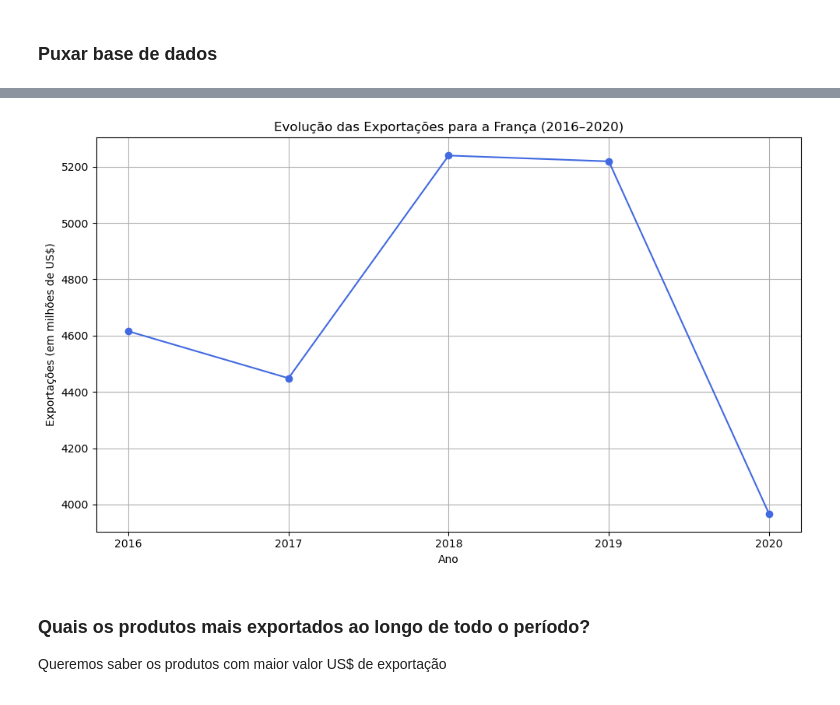
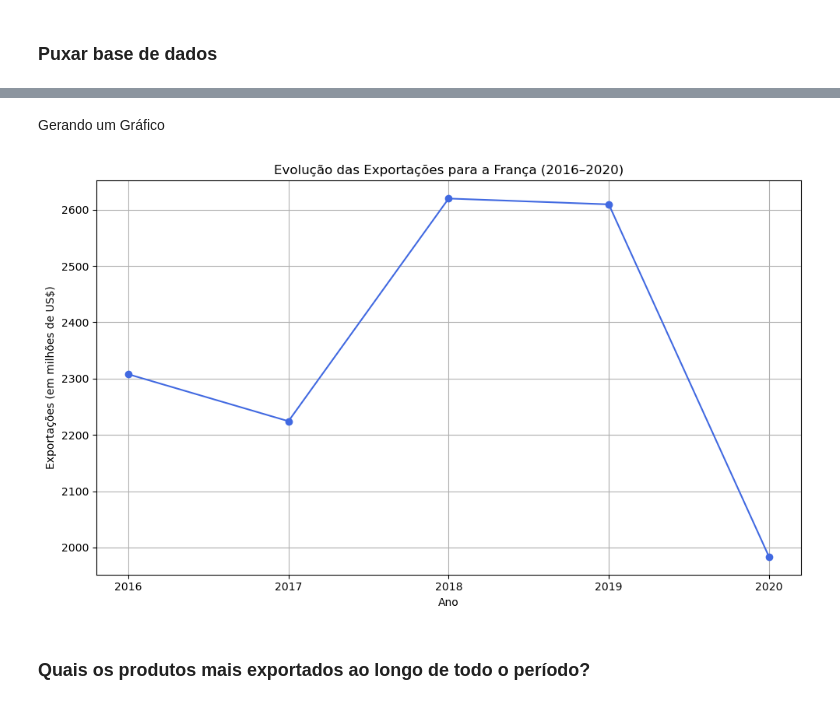
Before and after one commit to fabio-hen/Data-Science-Importacoes_Franca, a Jupyter notebook: Analise-Inicial.ipynb, the cells around one changed output, grey strips where cells are left out. Cells and saved outputs as stored; diff of their text form; code cells hidden in the pictures.

```diff
--- a/Analise-Inicial.ipynb
+++ b/Analise-Inicial.ipynb
@@ -93,31 +90,31 @@ Gerando um Gráfico
-# %%
-import pandas as pd
-import matplotlib.pyplot as plt
-
-# Supondo que o DataFrame já foi filtrado como no primeiro bloco:
-# df_franca -> já contém apenas dados da França
-
-# Filtra os anos desejados
-anos = [2016, 2017, 2018, 2019, 2020]
-df_filtrado = df_franca[df_franca['Year'].isin(anos)]
-
-# Agrupa e soma as exportações por ano
-evolucao = df_filtrado.groupby('Year')['US$ FOB'].sum().reset_index()
-evolucao['US$ FOB (milhões)'] = evolucao['US$ FOB'] / 1_000_000
-
-# Plotando o gráfico de linha
-plt.figure(figsize=(10, 6))
-plt.plot(evolucao['Year'], evolucao['US$ FOB (milhões)'], marker='o', linestyle='-', color='royalblue')
-plt.title('Evolução das Exportações para a França (2016–2020)')
-plt.xlabel('Ano')
-plt.ylabel('Exportações (em milhões de US$)')
-plt.grid(True)
-plt.xticks(anos)
-plt.tight_layout()
-plt.show()
-# %% [output]
-[figure, removed]
+# %% [markdown]
+Gerando um Gráfico
+# %%
+import pandas as pd
+import matplotlib.pyplot as plt
+
+# Supondo que o DataFrame já foi filtrado como no primeiro bloco:
+# df_franca -> já contém apenas dados da França
+
+# Filtra os anos desejados
+anos = [2016, 2017, 2018, 2019, 2020]
+df_franca_filtrado = tabela[tabela['Year'].isin(anos)]
+
+# Agrupa e soma as exportações por ano
+evolucao = df_franca_filtrado.groupby('Year')['US$ FOB'].sum().reset_index()
+evolucao['US$ FOB (milhões)'] = evolucao['US$ FOB'] / 1_000_000
+
+# Plotando o gráfico de linha
+plt.figure(figsize=(10, 6))
+plt.plot(evolucao['Year'], evolucao['US$ FOB (milhões)'], marker='o', linestyle='-', color='royalblue')
+plt.title('Evolução das Exportações para a França (2016–2020)')
+plt.xlabel('Ano')
+plt.ylabel('Exportações (em milhões de US$)')
+plt.grid(True)
+plt.xticks(anos)
+plt.tight_layout()
+plt.show()
+# %% [output]
+[figure, added]
 # %% [markdown]
 ### Quais os produtos mais exportados ao longo de todo o período?
-
-Queremos saber os produtos com maior valor US$ de exportação
```
Also changed, not shown: parts of 12 cells of this notebook.
